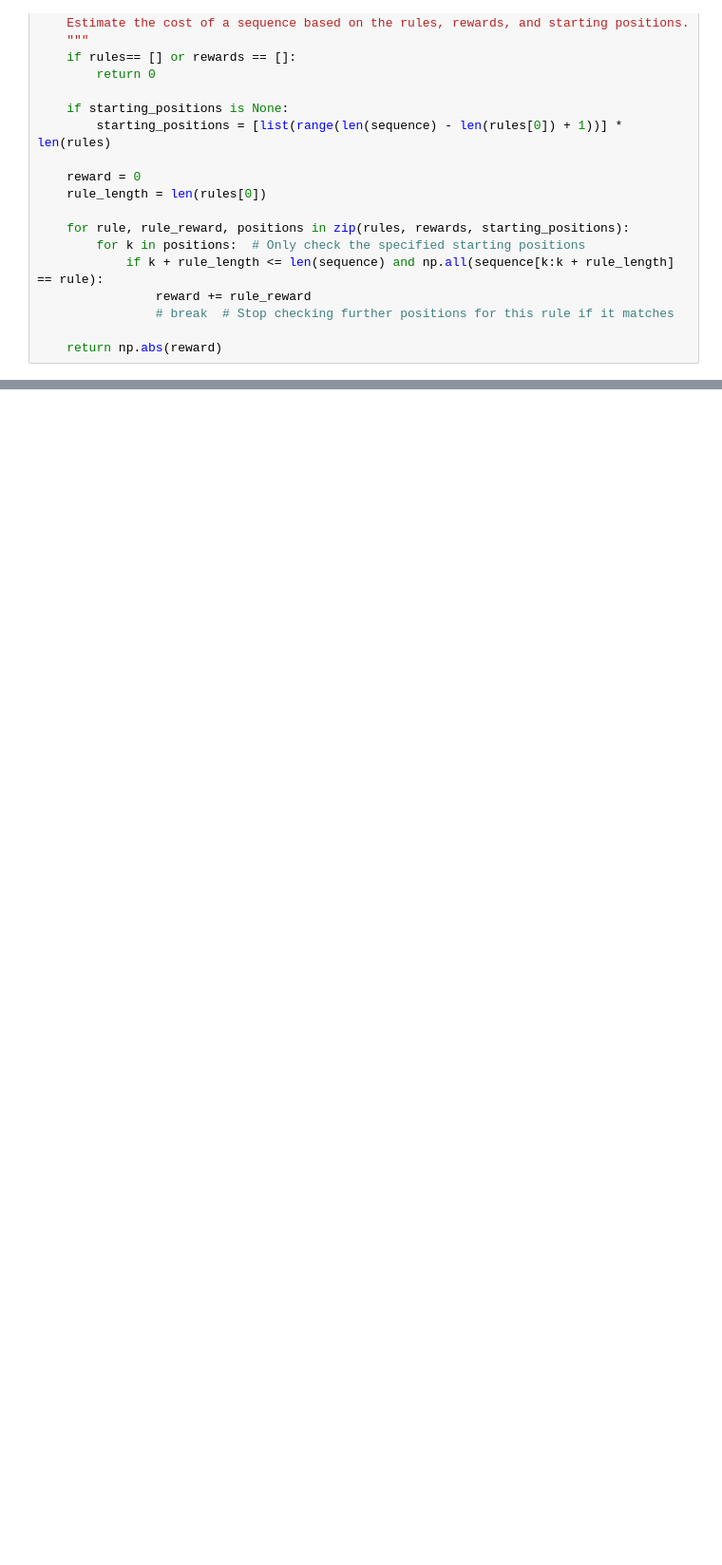
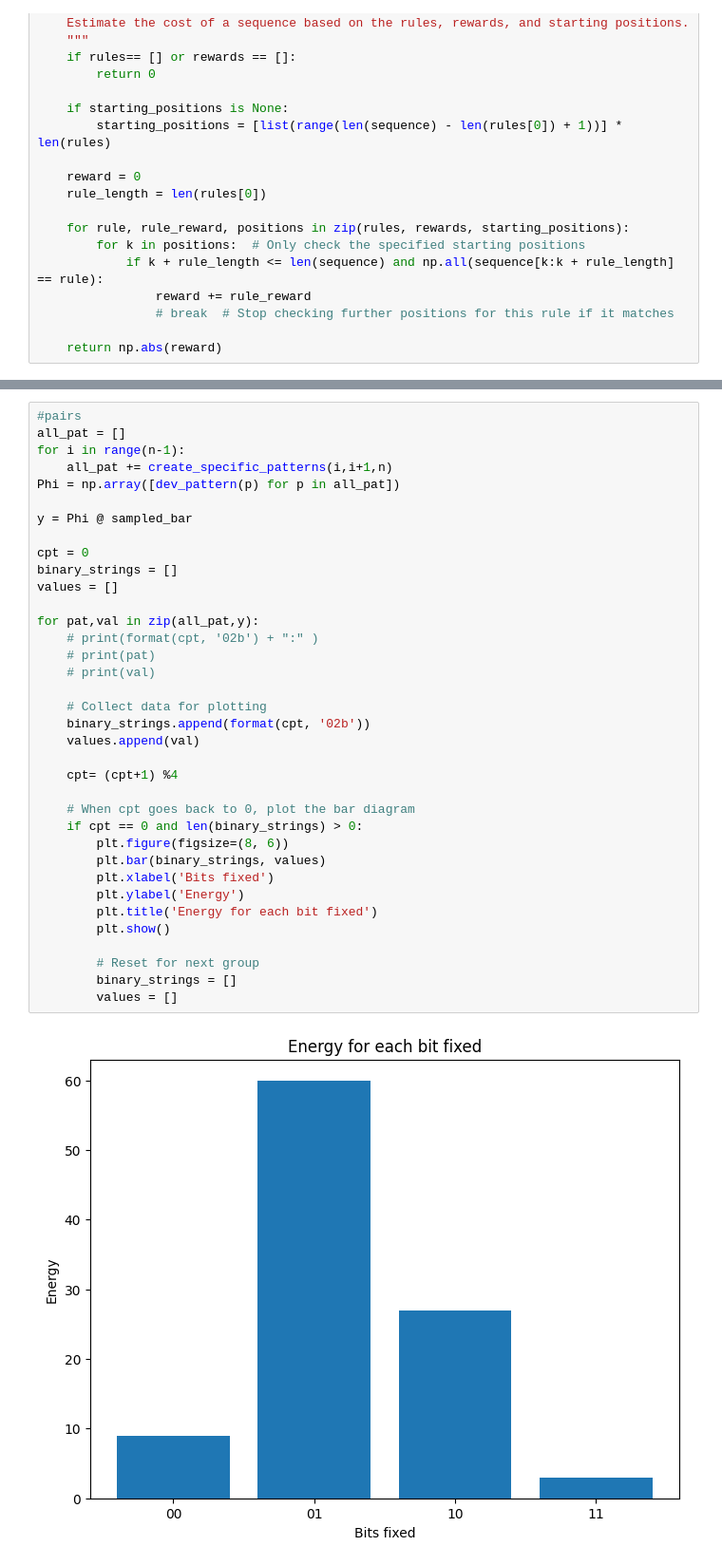
Before and after one commit to baptistechev/RL_CS, a Jupyter notebook: check_measurements_energy_value.ipynb, the cells around one changed output, grey strips where cells are left out. Shown: that part at 95% size. Saved outputs shown, nothing was run; the diff lists cells and outputs as text; blank space fills up the shorter version.

```diff
--- a/check_measurements_energy_value.ipynb
+++ b/check_measurements_energy_value.ipynb
@@ -209,0 +209,38 @@ for _ in range(5):
+# %%
+#pairs
+all_pat = []
+for i in range(n-1):
+    all_pat += create_specific_patterns(i,i+1,n)
+Phi = np.array([dev_pattern(p) for p in all_pat])
+
+y = Phi @ sampled_bar
+
+cpt = 0
+binary_strings = []
+values = []
+
+for pat,val in zip(all_pat,y):
+    # print(format(cpt, '02b') + ":" )
+    # print(pat)
+    # print(val)
+
+    # Collect data for plotting
+    binary_strings.append(format(cpt, '02b'))
+    values.append(val)
+
+    cpt= (cpt+1) %4
+
+    # When cpt goes back to 0, plot the bar diagram
+    if cpt == 0 and len(binary_strings) > 0:
+        plt.figure(figsize=(8, 6))
+        plt.bar(binary_strings, values)
+        plt.xlabel('Bits fixed')
+        plt.ylabel('Energy')
+        plt.title('Energy for each bit fixed')
+        plt.show()
+
+        # Reset for next group
+        binary_strings = []
+        values = []
+# %% [output]
+[figure, added]
```
Also changed, not shown: parts of 9 cells of this notebook.
